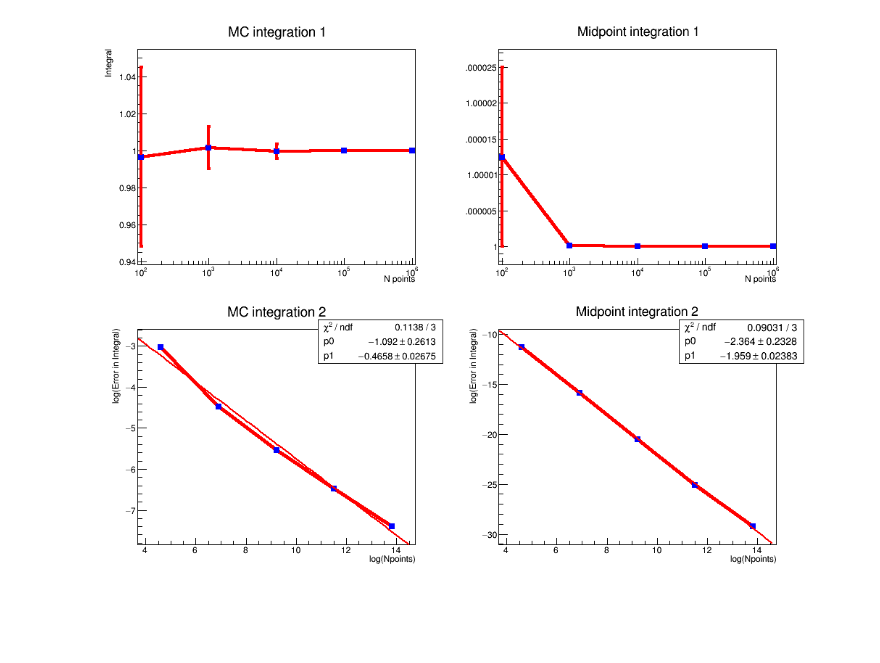
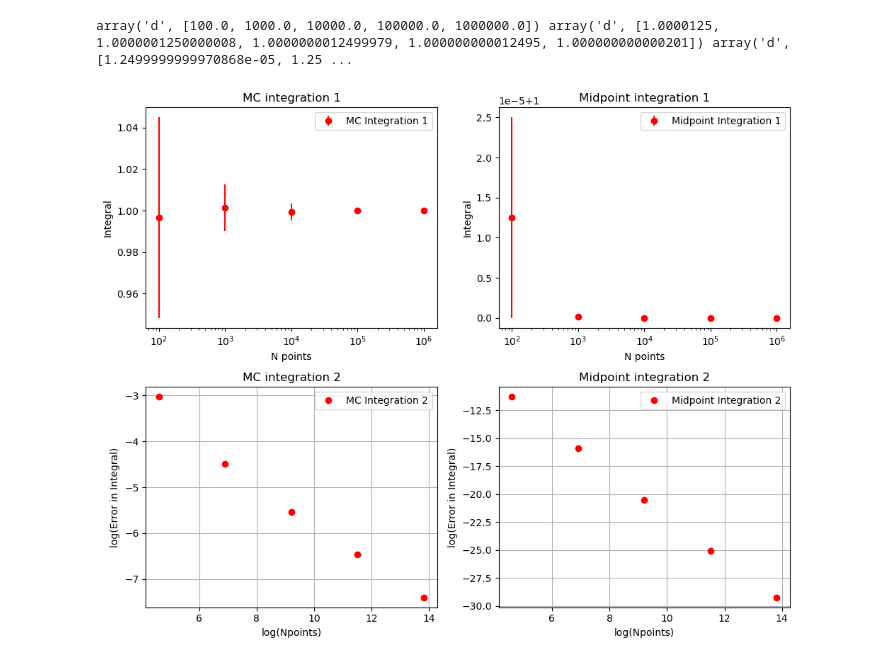
Before and after one commit to wutmeownow/phys441, a Jupyter notebook: JupyterNotebooks/Fitting/graph_integration_multiple_midpoint.ipynb, the cells around one changed output. Saved outputs shown, nothing was run; the diff lists cells and outputs as text; code cells hidden in the pictures; blank space fills up the shorter version.

```diff
--- a/JupyterNotebooks/Fitting/graph_integration_multiple_midpoint.ipynb
+++ b/JupyterNotebooks/Fitting/graph_integration_multiple_midpoint.ipynb
@@ -45,7 +31,7 @@ esummid3 = array('d')
 sum = [[0 for x in range(0,nbin)] for y in range(0,norders)]
 
 for j in range(min_order,max_order+1):
-    npoints = math.pow(10,j)
+    npoints = 10**j
     np.append(npoints)
     np2.append(math.log(npoints))
     np2mid.append(math.log(npoints))
@@ -89,6 +75,9 @@ for j in range(min_order,max_order+1):
     print("MC Integral = %.16f +/- %.16f for npoints = %d" %(sum2[j-min_order],esum2[j-min_order],npoints))
     print("MC Error = %.16f" % math.fabs(1.0-sum2[j-min_order]))
     esum3[j-min_order]=math.log(esum2[j-min_order])
+
+
+print (len(np),len(sum2), len(esum2))
 # %% [output]
 Midpoint integral = 1.0000125000000000
 Midpoint Error = 0.0000125000000000
@@ -192,4 +99,44 @@ Error in <TFitResultPtr>: TFitResult is empty - use the fit option S
-# %%
-c1.Draw()
-# %% [output]
-[figure, removed]
+# %%
+import matplotlib.pyplot as plt
+
+fig, axes = plt.subplots(2, 2, figsize=(10, 8))
+
+print (np,summid,esummid)
+
+# MC integration 1
+axes[0, 0].set_xscale('log')
+axes[0, 0].errorbar(np, sum2, yerr=esum2, fmt='o', color='r', label='MC Integration 1')
+axes[0, 0].set_xlabel('N points')
+axes[0, 0].set_ylabel('Integral')
+axes[0, 0].set_title('MC integration 1')
+axes[0, 0].legend()
+
+# Midpoint integration 1
+axes[0, 1].set_xscale('log')
+axes[0, 1].errorbar(np, summid, yerr=esummid, fmt='o', color='r', label='Midpoint Integration 1')
+axes[0, 1].set_xlabel('N points')
+axes[0, 1].set_ylabel('Integral')
+axes[0, 1].set_title('Midpoint integration 1')
+axes[0, 1].legend()
+
+# MC integration 2
+axes[1, 0].plot(np2, esum3, 'o', color='r', label='MC Integration 2')
+axes[1, 0].set_xlabel('log(Npoints)')
+axes[1, 0].set_ylabel('log(Error in Integral)')
+axes[1, 0].set_title('MC integration 2')
+axes[1, 0].legend()
+axes[1, 0].grid()
+
+# Midpoint integration 2
+axes[1, 1].plot(np2mid, esummid3, 'o', color='r', label='Midpoint Integration 2')
+axes[1, 1].set_xlabel('log(Npoints)')
+axes[1, 1].set_ylabel('log(Error in Integral)')
+axes[1, 1].set_title('Midpoint integration 2')
+axes[1, 1].legend()
+axes[1, 1].grid()
+
+plt.tight_layout()
+plt.show()
+# %% [output]
+array('d', [100.0, 1000.0, 10000.0, 100000.0, 1000000.0]) array('d', [1.0000125, 1.0000001250000008, 1.0000000012499979, 1.000000000012495, 1.000000000000201]) array('d', [1.2499999999970868e-05, 1.25 ...
+[figure, added]
```
Also changed, not shown: parts of 5 cells of this notebook, 2 other files.
